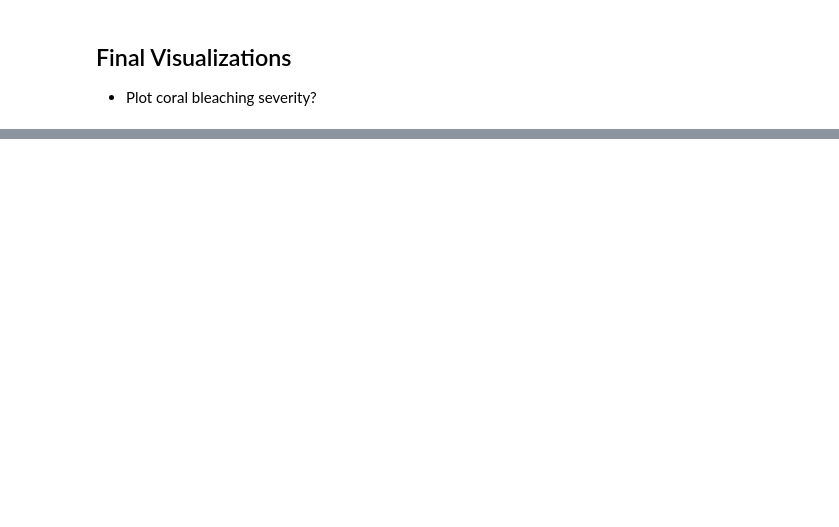
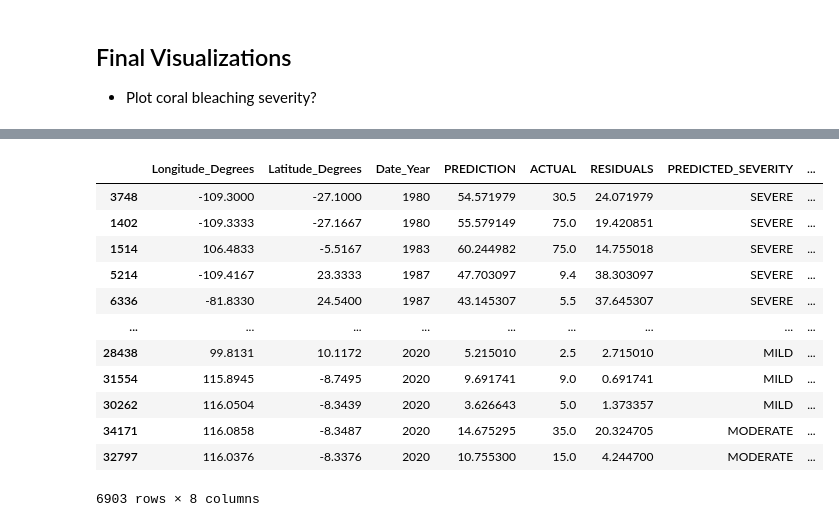
Before and after one commit to jc9536/CoralBleaching, a Jupyter notebook: CoralBleaching.ipynb, the cells around one changed output, grey strips where cells are left out. Saved outputs shown, nothing was run; the diff lists cells and outputs as text; code cells hidden in the pictures; blank space fills up the shorter version.

Commit message:
Update models with seed; add visualizations

```diff
--- a/CoralBleaching.ipynb
+++ b/CoralBleaching.ipynb
@@ -895,13 +894,24 @@ plt.show()
 # %%
 results = pd.DataFrame({'PREDICTION': predictions, 'ACTUAL': y_test, 'RESIDUALS': np.abs(residuals)})
 # %%
-results['SEVERITY'] = 0
+results['PREDICTED_SEVERITY'] = 0
 for index, row in results.iterrows():
     if row.loc['PREDICTION'] > 30:
-        results.loc[index, 'SEVERITY'] = 'SEVERE'
+        results.loc[index, 'PREDICTED_SEVERITY'] = 'SEVERE'
     elif row.loc['PREDICTION'] <= 0:
-        results.loc[index, 'SEVERITY'] = 'LOW'
+        results.loc[index, 'PREDICTED_SEVERITY'] = 'LOW'
     elif 0 < row.loc['PREDICTION'] <= 10:
-        results.loc[index, 'SEVERITY'] = 'MILD'
+        results.loc[index, 'PREDICTED_SEVERITY'] = 'MILD'
     elif 10 < row.loc['PREDICTION'] <= 30:
-        results.loc[index, 'SEVERITY'] = 'MODERATE'
+        results.loc[index, 'PREDICTED_SEVERITY'] = 'MODERATE'
+
+results['ACTUAL_SEVERITY'] = 0
+for index, row in results.iterrows():
+    if row.loc['ACTUAL'] > 30:
+        results.loc[index, 'ACTUAL_SEVERITY'] = 'SEVERE'
+    elif row.loc['ACTUAL'] <= 0:
+        results.loc[index, 'ACTUAL_SEVERITY'] = 'LOW'
+    elif 0 < row.loc['ACTUAL'] <= 10:
+        results.loc[index, 'ACTUAL_SEVERITY'] = 'MILD'
+    elif 10 < row.loc['ACTUAL'] <= 30:
+        results.loc[index, 'ACTUAL_SEVERITY'] = 'MODERATE'
@@ -924,0 +932,19 @@ Name: SEVERITY, dtype: int64
+# %%
+# Create a new data frame for visualizations
+map_df = pd.concat([X_test_longitude, X_test_latitude, X_test_year, results.copy()], axis=1)
+map_df.sort_values(by='Date_Year', inplace=True)
+map_df
+# %% [output]
+|  | Longitude_Degrees | Latitude_Degrees | Date_Year | PREDICTION | ACTUAL | RESIDUALS | PREDICTED_SEVERITY | ... |
+| 3748 | -109.3000 | -27.1000 | 1980 | 54.571979 | 30.5 | 24.071979 | SEVERE | ... |
+| 1402 | -109.3333 | -27.1667 | 1980 | 55.579149 | 75.0 | 19.420851 | SEVERE | ... |
+| 1514 | 106.4833 | -5.5167 | 1983 | 60.244982 | 75.0 | 14.755018 | SEVERE | ... |
+| 5214 | -109.4167 | 23.3333 | 1987 | 47.703097 | 9.4 | 38.303097 | SEVERE | ... |
+| 6336 | -81.8330 | 24.5400 | 1987 | 43.145307 | 5.5 | 37.645307 | SEVERE | ... |
+| ... | ... | ... | ... | ... | ... | ... | ... | ... |
+| 28438 | 99.8131 | 10.1172 | 2020 | 5.215010 | 2.5 | 2.715010 | MILD | ... |
+| 31554 | 115.8945 | -8.7495 | 2020 | 9.691741 | 9.0 | 0.691741 | MILD | ... |
+| 30262 | 116.0504 | -8.3439 | 2020 | 3.626643 | 5.0 | 1.373357 | MILD | ... |
+| 34171 | 116.0858 | -8.3487 | 2020 | 14.675295 | 35.0 | 20.324705 | MODERATE | ... |
+| 32797 | 116.0376 | -8.3376 | 2020 | 10.755300 | 15.0 | 4.244700 | MODERATE | ... |
+6903 rows × 8 columns
```
Also changed, not shown: parts of 29 cells of this notebook.
